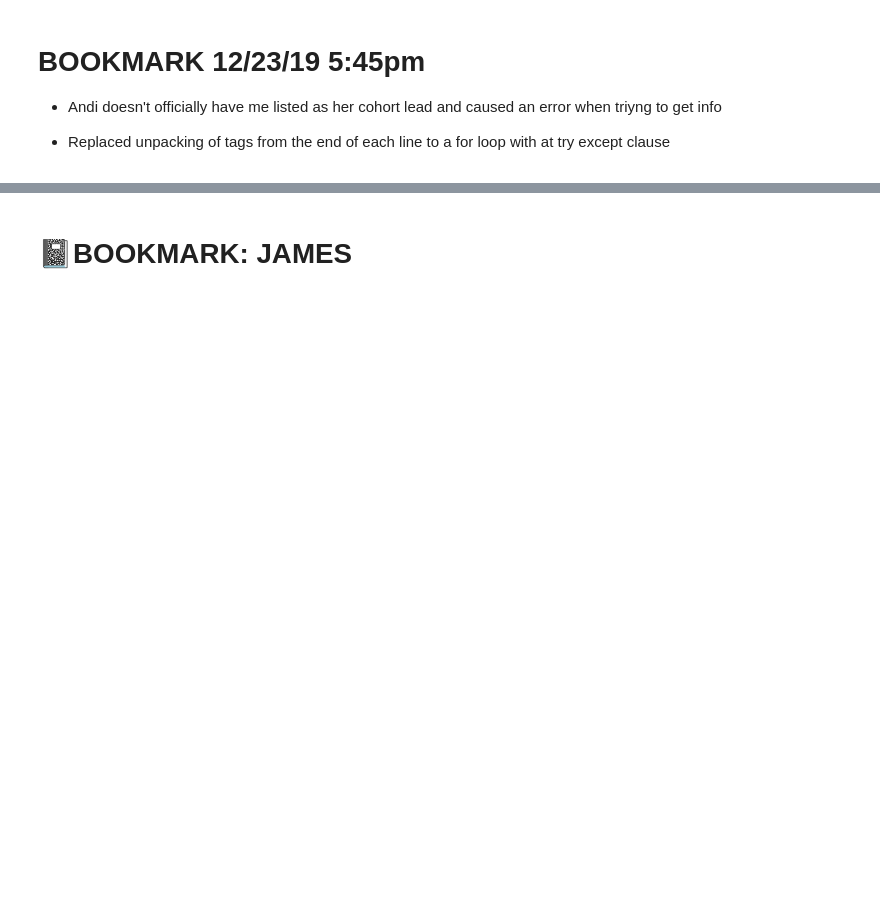
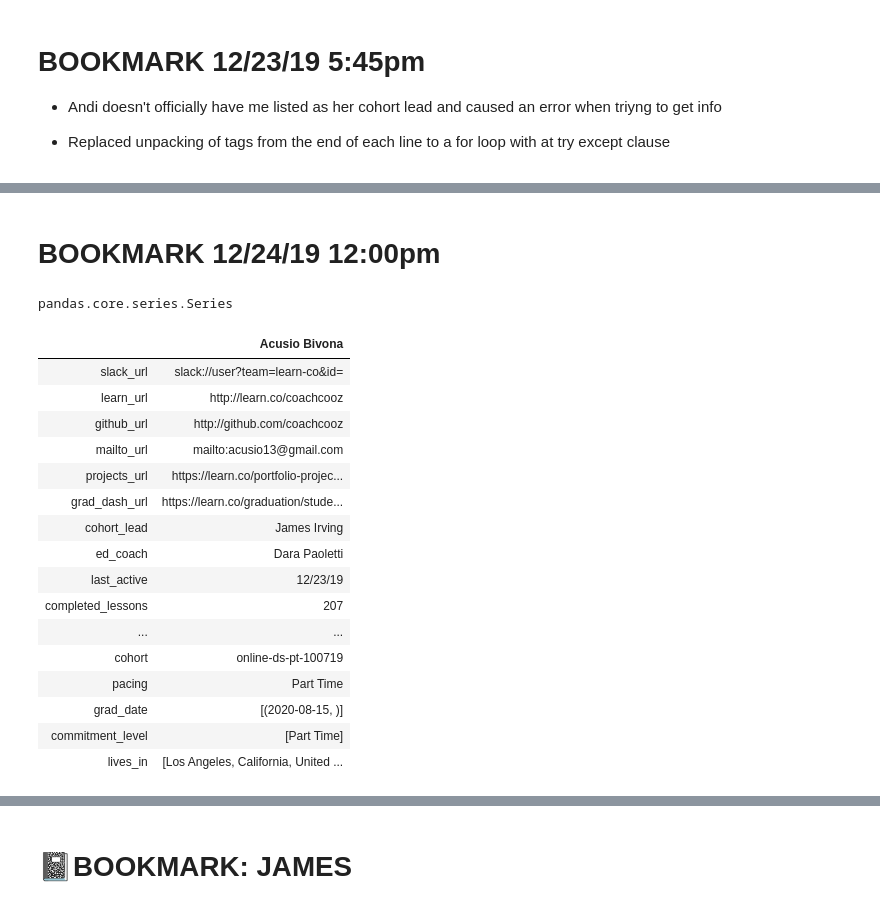
Before and after one commit to jirvingphd/scrape_learn, a Jupyter notebook: Scraping2.ipynb, the cells around one changed output, grey strips where cells are left out. Drawn from its saved outputs; the diff is of its cells as text; code cells hidden in the pictures; blank space fills up the shorter version.

```diff
--- a/Scraping2.ipynb
+++ b/Scraping2.ipynb
@@ -476,3 +376,20 @@ student_info
+# %%
+def apply_student_info_retrieval(full_url):
+    import time
+    time.sleep(2)
+    ## Using the streamlined functions
+    student_tags = get_student_instruct_cards(full_url)
+    student_dict = process_student_instruct_cards(student_tags)
+
+
+    student_row = pd.Series(student_dict['student_info'])
+    for k,v in student_dict['program_info'].items():
+        student_row[k]=v
+
+    for k,v in student_dict['profile_info'].items():
+        student_row[k]=v
+
+    return student_row
 # %% [markdown]
 # BOOKMARK 12/23/19 5:45pm
 - Andi doesn't officially have me listed as her cohort lead and caused an error when triyng to get info
@@ -530,0 +678,29 @@ profile_info = tags[2]
+# %% [markdown]
+# BOOKMARK 12/24/19 12:00pm
+# %%
+type(STUDENTS['Acusio Bivona'])
+# %% [output]
+pandas.core.series.Series
+# %%
+k = 'Acusio Bivona'
+data = STUDENTS[k]
+df_test = pd.DataFrame(data,columns=[k])
+df_test
+# %% [output]
+|  | Acusio Bivona |
+| slack_url | slack://user?team=learn-co&id= |
+| learn_url | http://learn.co/coachcooz |
+| github_url | http://github.com/coachcooz |
+| mailto_url | mailto:acusio13@gmail.com |
+| projects_url | https://learn.co/portfolio-projec... |
+| grad_dash_url | https://learn.co/graduation/stude... |
+| cohort_lead | James Irving |
+| ed_coach | Dara Paoletti |
+| last_active | 12/23/19 |
+| completed_lessons | 207 |
+| ... | ... |
+| cohort | online-ds-pt-100719 |
+| pacing | Part Time |
+| grad_date | [(2020-08-15, )] |
+| commitment_level | [Part Time] |
+| lives_in | [Los Angeles, California, United ... |
```
Also changed, not shown: parts of 95 cells of this notebook, 4 other files.
